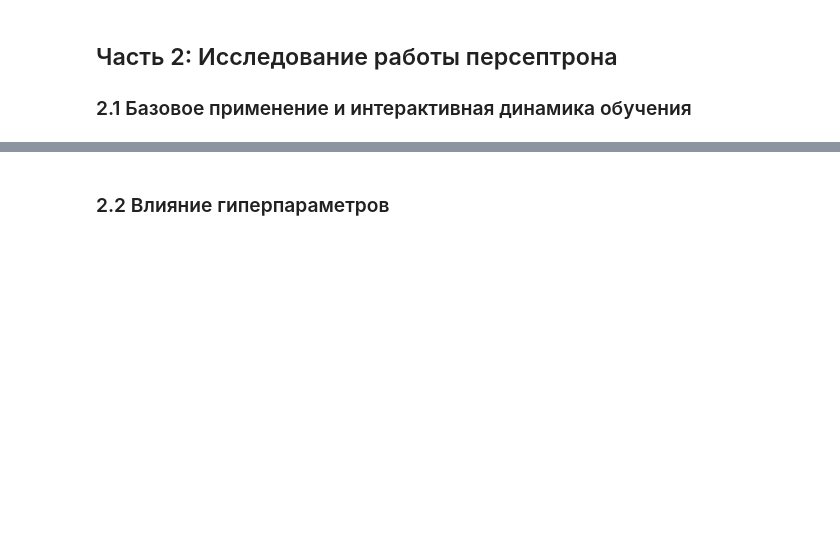
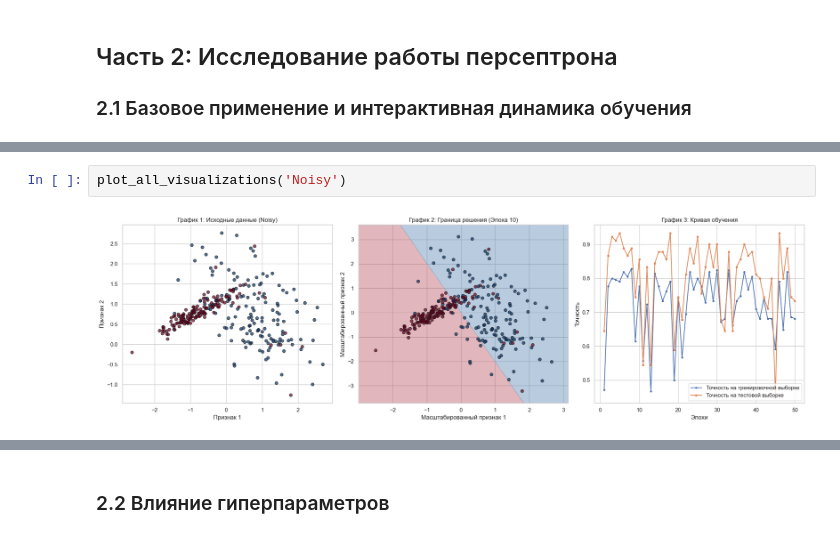
Before and after one commit to Exemtik/BasicMachineLearning, a Jupyter notebook: lab_1.ipynb, the cells around one changed output, grey strips where cells are left out. Drawn from its saved outputs; the diff is of its cells as text; blank space fills up the shorter version.

```diff
--- a/lab_1.ipynb
+++ b/lab_1.ipynb
@@ -65,0 +100,4 @@ interactive(children=(IntSlider(value=1, description='epoch', max=20, min=1), Ou
+# %%
+plot_all_visualizations('Noisy')
+# %% [output]
+[figure, added]
```
Also changed, not shown: parts of 4 cells of this notebook.
